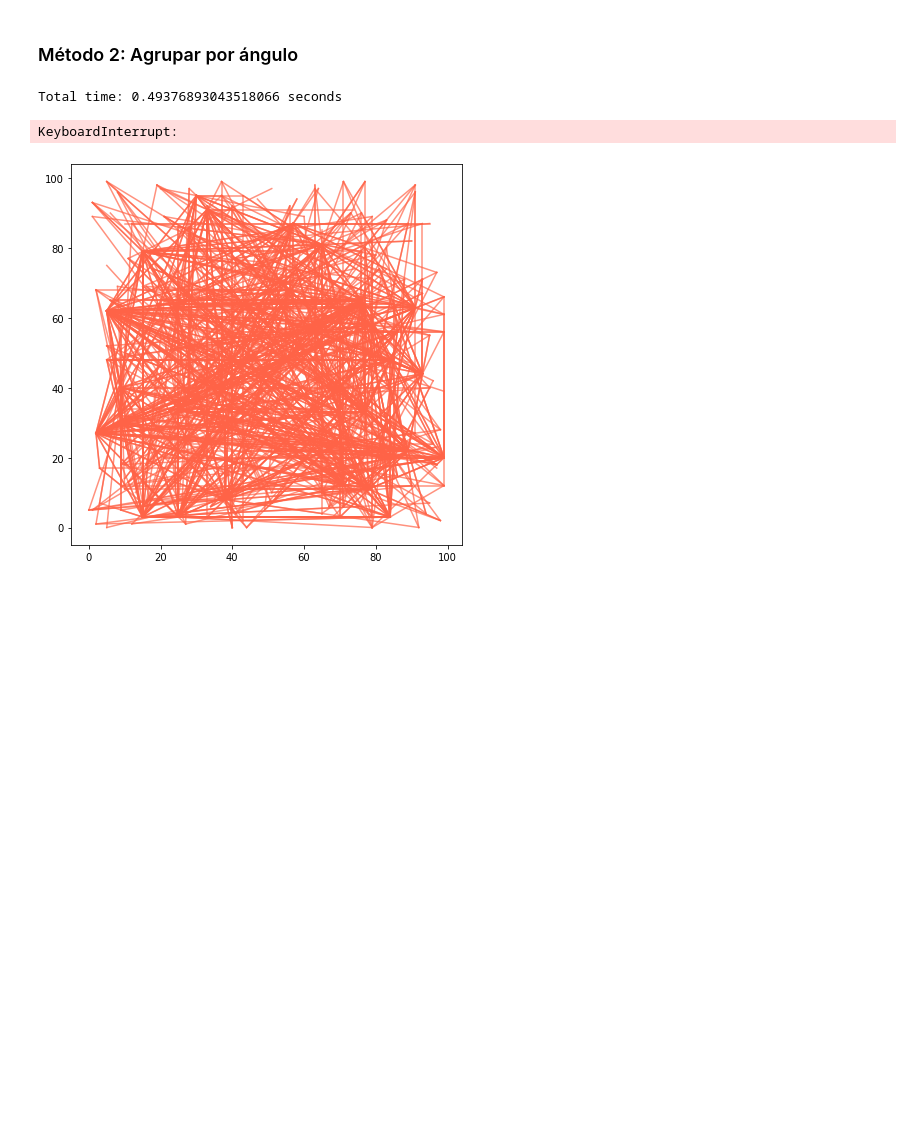
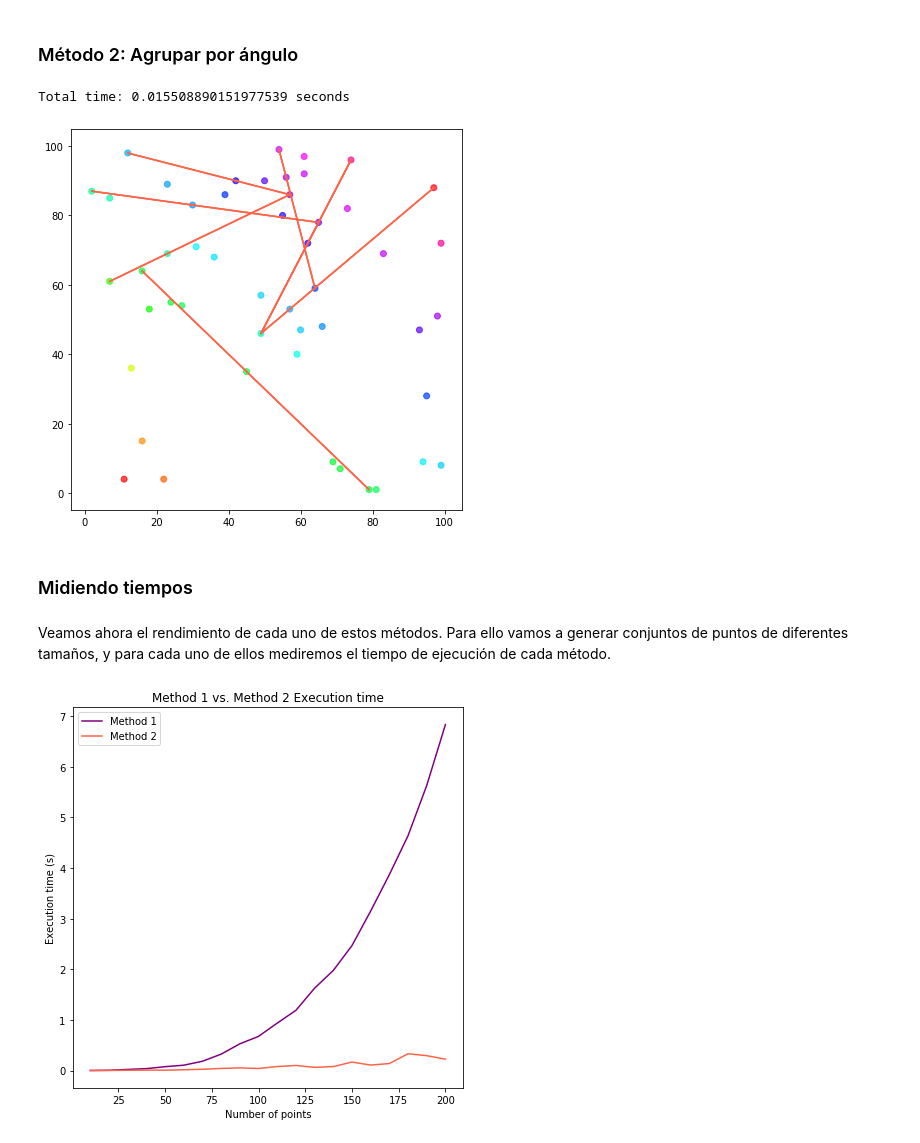
Before and after one commit to DavidGarciaFer/blog-code, a Jupyter notebook: Colinear-Points/Colinear-Points.ipynb, the cells around one changed output. Drawn from its saved outputs; the diff is of its cells as text; code cells hidden in the pictures; blank space fills up the shorter version.

Commit message:
[Colinear-Points] Execution time comparation

```diff
--- a/Colinear-Points/Colinear-Points.ipynb
+++ b/Colinear-Points/Colinear-Points.ipynb
@@ -117,10 +114,7 @@ def colinear_2(x_values, y_values):
         y_coord += y
     return x_coord, y_coord
 # %%
-start = time.time()
 x, y = colinear_2(x_values, y_values)
-end = time.time()
-print("Total time: {} seconds".format(end - start))
 
 # Showing the results
 for i in range(0, len(x), 2):
@@ -128,6 +122,34 @@ for i in range(0, len(x), 2):
 _ = plt.scatter(x_values, y_values, c=colors, cmap='hsv', alpha=0.7)
 plt.show()
 # %% [output]
-Total time: 0.49376893043518066 seconds
+Total time: 0.015508890151977539 seconds
-KeyboardInterrupt:
-[figure, old version]
+[figure, new version]
+# %% [markdown]
+### Midiendo tiempos
+# %% [markdown]
+Veamos ahora el rendimiento de cada uno de estos métodos. Para ello vamos a generar conjuntos de puntos de diferentes tamaños, y para cada uno de ellos mediremos el tiempo de ejecución de cada método.
+# %%
+sizes = np.linspace(start=10, stop=200, num=20)
+t_method1 = []
+t_method2 = []
+for n_points in sizes:
+    n = int(n_points)
+    x_values = [np.random.randint(100) for i in range(n)]
+    y_values = [np.random.randint(100) for i in range(n)]
+    start = time.time()
+    colinear_1(x_values, y_values)
+    end = time.time()
+    t_method1.append(end - start)
+    start = time.time()
+    colinear_2(x_values, y_values)
+    end = time.time()
+    t_method2.append(end - start)
+line1 = plt.plot(sizes, t_method1, color='purple', label='Method 1')
+line2 = plt.plot(sizes, t_method2, color='Tomato', label='Method 2')
+plt.legend(loc='upper left')
+plt.xlabel('Number of points')
+plt.ylabel('Execution time (s)')
+plt.title('Method 1 vs. Method 2 Execution time')
+plt.show()
+# %% [output]
+[figure, added]
```
Also changed, not shown: parts of 3 cells of this notebook.
